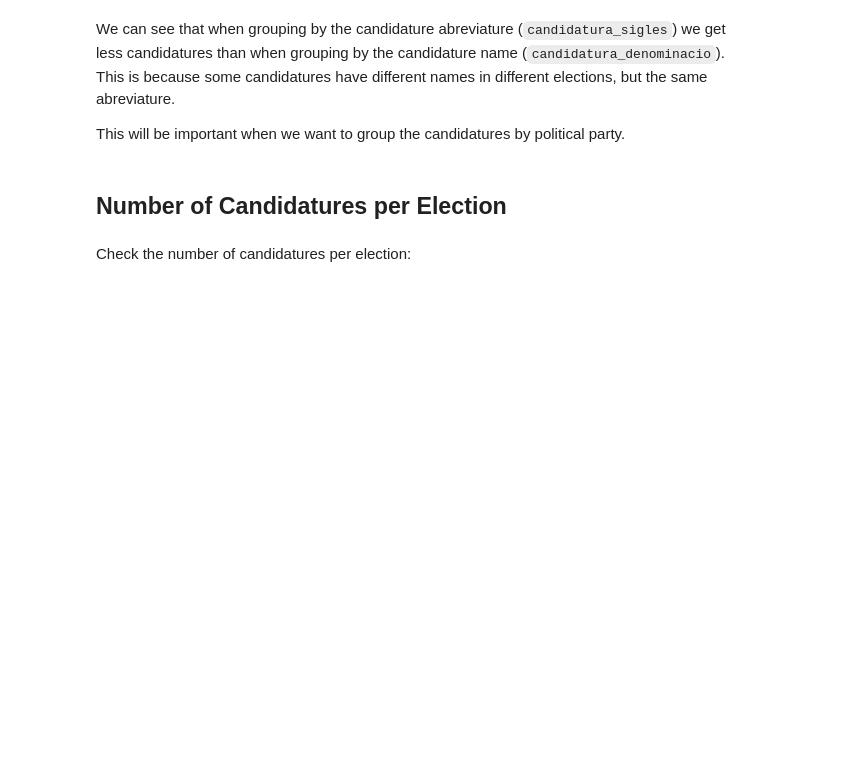
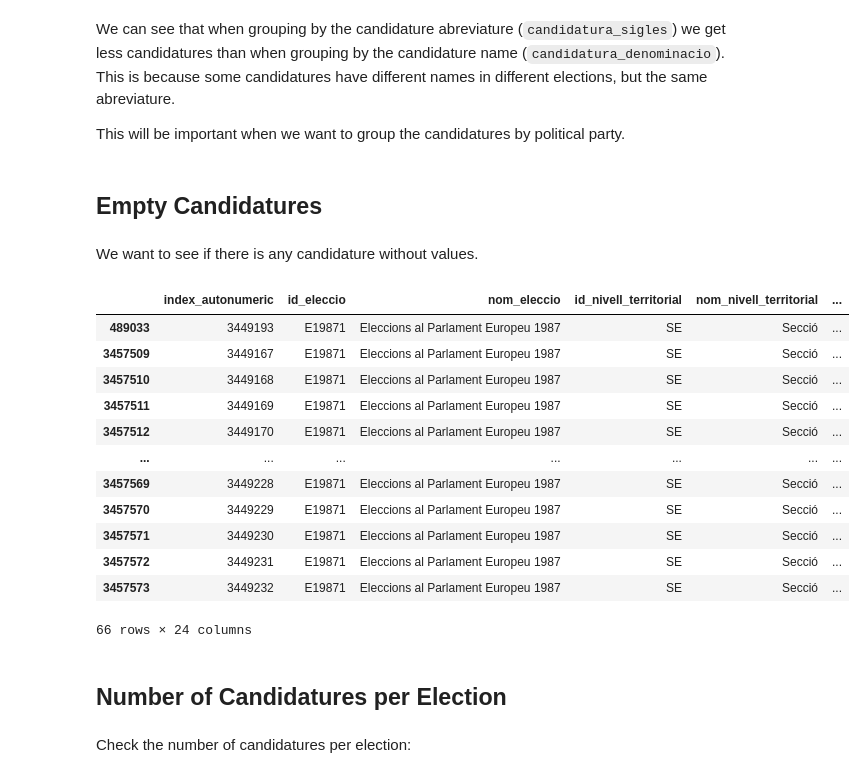
Before and after one commit to guillempla/catalan-elections-forecasting, a Jupyter notebook: src/study_data/study-results-data.ipynb, the cells around one changed output. Saved outputs shown, nothing was run; the diff lists cells and outputs as text; code cells hidden in the pictures; blank space fills up the shorter version.

```diff
--- a/src/study_data/study-results-data.ipynb
+++ b/src/study_data/study-results-data.ipynb
@@ -323,6 +419,26 @@ print(len(candidatures_code))
 We can see that when grouping by the candidature abreviature (`candidatura_sigles`) we get less candidatures than when grouping by the candidature name (`candidatura_denominacio`). This is because some candidatures have different names in different elections, but the same abreviature.
 
 This will be important when we want to group the candidatures by political party.
+# %% [markdown]
+## Empty Candidatures
+# %% [markdown]
+We want to see if there is any candidature without values.
+# %%
+df[(df["territori_nom"] == "Abrera") & (df["id_nivell_territorial"] == "SE") & (df["id_eleccio"] == "E19871")]
+# %% [output]
+|  | index_autonumeric | id_eleccio | nom_eleccio | id_nivell_territorial | nom_nivell_territorial | ... |
+| 489033 | 3449193 | E19871 | Eleccions al Parlament Europeu 1987 | SE | Secció | ... |
+| 3457509 | 3449167 | E19871 | Eleccions al Parlament Europeu 1987 | SE | Secció | ... |
+| 3457510 | 3449168 | E19871 | Eleccions al Parlament Europeu 1987 | SE | Secció | ... |
+| 3457511 | 3449169 | E19871 | Eleccions al Parlament Europeu 1987 | SE | Secció | ... |
+| 3457512 | 3449170 | E19871 | Eleccions al Parlament Europeu 1987 | SE | Secció | ... |
+| ... | ... | ... | ... | ... | ... | ... |
+| 3457569 | 3449228 | E19871 | Eleccions al Parlament Europeu 1987 | SE | Secció | ... |
+| 3457570 | 3449229 | E19871 | Eleccions al Parlament Europeu 1987 | SE | Secció | ... |
+| 3457571 | 3449230 | E19871 | Eleccions al Parlament Europeu 1987 | SE | Secció | ... |
+| 3457572 | 3449231 | E19871 | Eleccions al Parlament Europeu 1987 | SE | Secció | ... |
+| 3457573 | 3449232 | E19871 | Eleccions al Parlament Europeu 1987 | SE | Secció | ... |
+66 rows × 24 columns
 # %% [markdown]
 ## Number of Candidatures per Election
 # %% [markdown]
```
Also changed, not shown: parts of 21 cells of this notebook.
